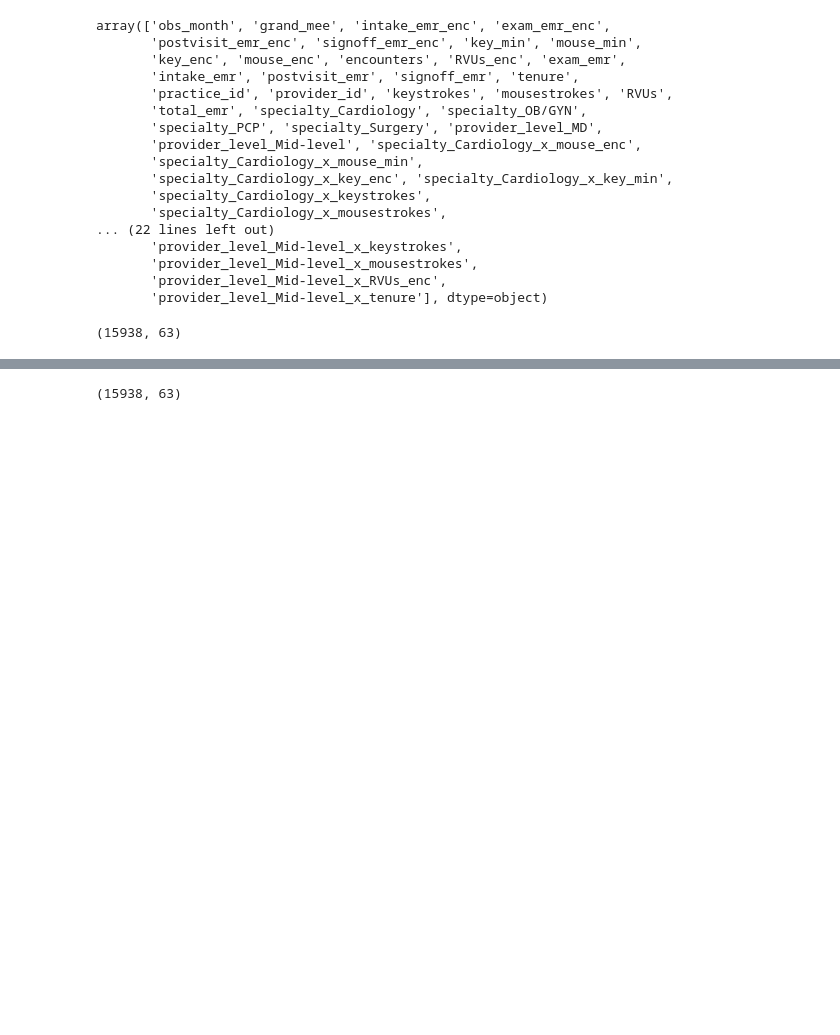
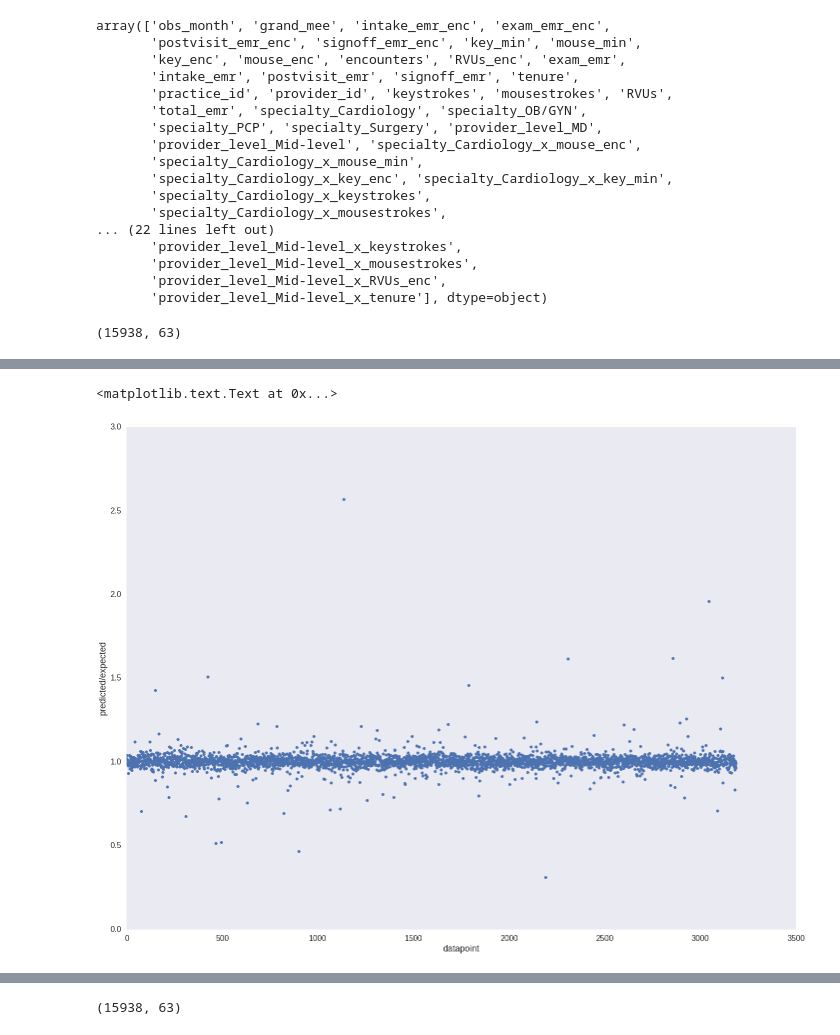
Before and after one commit to aflyax/Python, a Jupyter notebook: athenahealth_analysis/athena_regression.ipynb, the cells around one changed output, grey strips where cells are left out. Drawn from its saved outputs; the diff is of its cells as text; code cells hidden in the pictures; blank space fills up the shorter version.

```diff
--- a/athenahealth_analysis/athena_regression.ipynb
+++ b/athenahealth_analysis/athena_regression.ipynb
@@ -291,3 +295,10 @@ GradientBoostingRegressor(alpha=0.9, init=None, learning_rate=0.1, loss='ls',
+# %%
+plt.plot(gbr.predict(X_test)/y_test, '.')
+plt.ylabel('predicted/expected')
+plt.xlabel('datapoint')
+# %% [output]
+<matplotlib.text.Text at 0x...>
+[figure, added]
 # %%
 feat_imports = dict(zip(cols, gbr.feature_importances_))
 import operator
```
Also changed, not shown: parts of 16 cells of this notebook.
